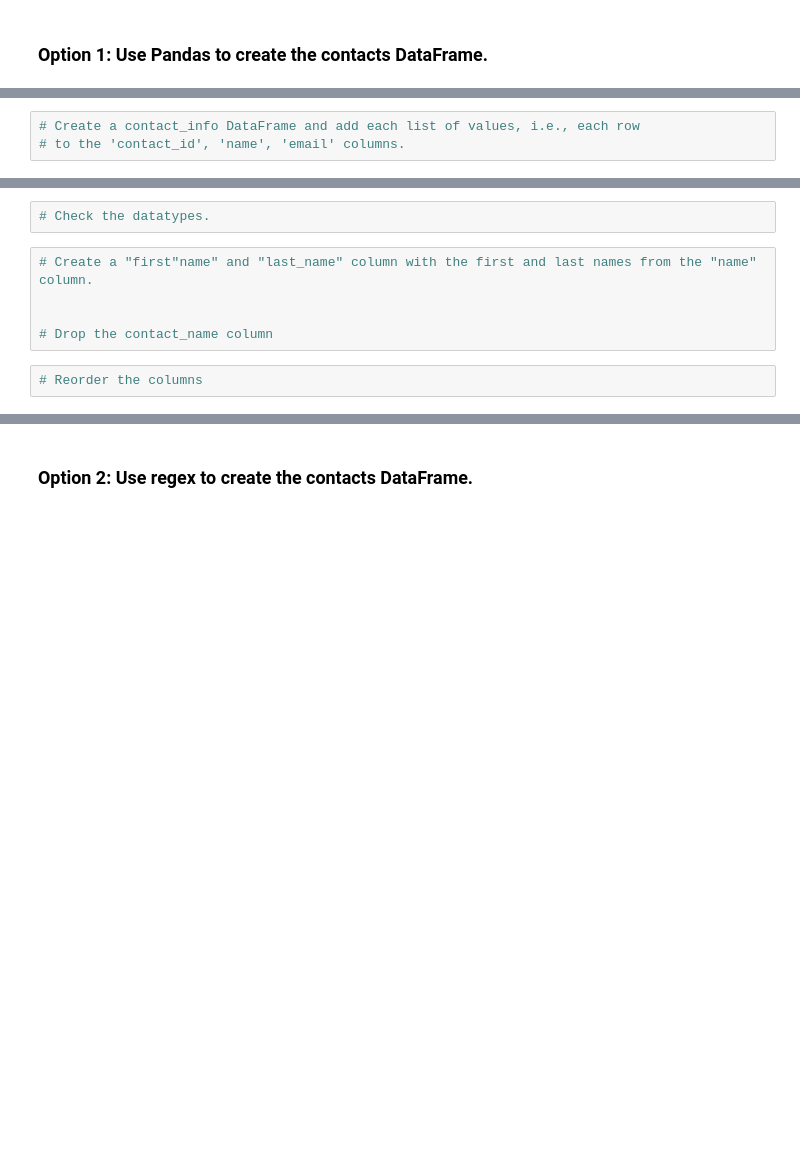
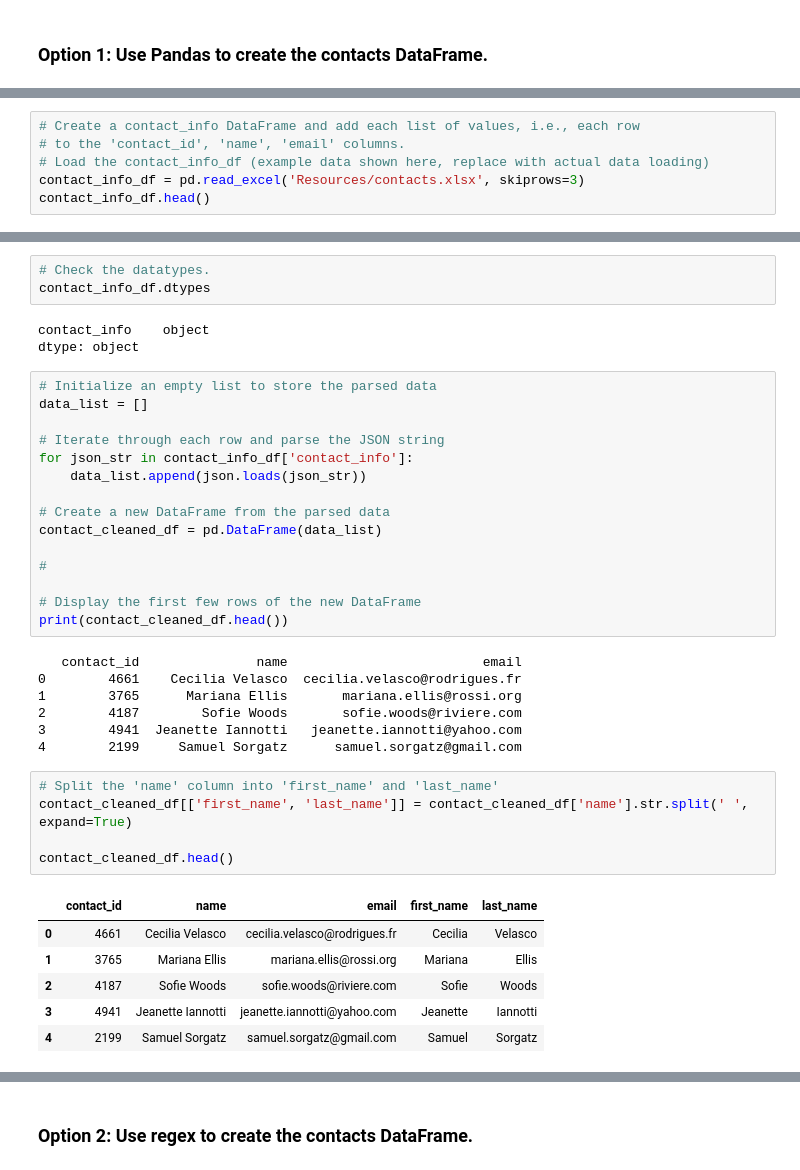
Before and after one commit to sindhujaSirigeri/CrowdfundingETL, a Jupyter notebook: ETL_Mini_Project_Code.ipynb, the cells around one changed output, grey strips where cells are left out. Cells and saved outputs as stored; diff of their text form; blank space fills up the shorter version.

```diff
--- a/ETL_Mini_Project_Code.ipynb
+++ b/ETL_Mini_Project_Code.ipynb
@@ -379,3 +388,6 @@ print(dict_values)
 # %%
 # Create a contact_info DataFrame and add each list of values, i.e., each row
 # to the 'contact_id', 'name', 'email' columns.
+# Load the contact_info_df (example data shown here, replace with actual data loading)
+contact_info_df = pd.read_excel('Resources/contacts.xlsx', skiprows=3)
+contact_info_df.head()
@@ -382,9 +401,40 @@ print(dict_values)
 # %%
 # Check the datatypes.
+contact_info_df.dtypes
+# %% [output]
+contact_info    object
+dtype: object
-# %%
-# Create a "first"name" and "last_name" column with the first and last names from the "name" column.
-
-
-# Drop the contact_name column
-# %%
-# Reorder the columns
+# %%
+# Initialize an empty list to store the parsed data
+data_list = []
+
+# Iterate through each row and parse the JSON string
+for json_str in contact_info_df['contact_info']:
+    data_list.append(json.loads(json_str))
+
+# Create a new DataFrame from the parsed data
+contact_cleaned_df = pd.DataFrame(data_list)
+
+#
+
+# Display the first few rows of the new DataFrame
+print(contact_cleaned_df.head())
+# %% [output]
+   contact_id               name                         email
+0        4661    Cecilia Velasco  cecilia.velasco@rodrigues.fr
+1        3765      Mariana Ellis       mariana.ellis@rossi.org
+2        4187        Sofie Woods       sofie.woods@riviere.com
+3        4941  Jeanette Iannotti   jeanette.iannotti@yahoo.com
+4        2199     Samuel Sorgatz      samuel.sorgatz@gmail.com
+# %%
+# Split the 'name' column into 'first_name' and 'last_name'
+contact_cleaned_df[['first_name', 'last_name']] = contact_cleaned_df['name'].str.split(' ', expand=True)
+
+contact_cleaned_df.head()
+# %% [output]
+|  | contact_id | name | email | first_name | last_name |
+| 0 | 4661 | Cecilia Velasco | cecilia.velasco@rodrigues.fr | Cecilia | Velasco |
+| 1 | 3765 | Mariana Ellis | mariana.ellis@rossi.org | Mariana | Ellis |
+| 2 | 4187 | Sofie Woods | sofie.woods@riviere.com | Sofie | Woods |
+| 3 | 4941 | Jeanette Iannotti | jeanette.iannotti@yahoo.com | Jeanette | Iannotti |
+| 4 | 2199 | Samuel Sorgatz | samuel.sorgatz@gmail.com | Samuel | Sorgatz |
```
Also changed, not shown: parts of 24 cells of this notebook, 3 other files.
